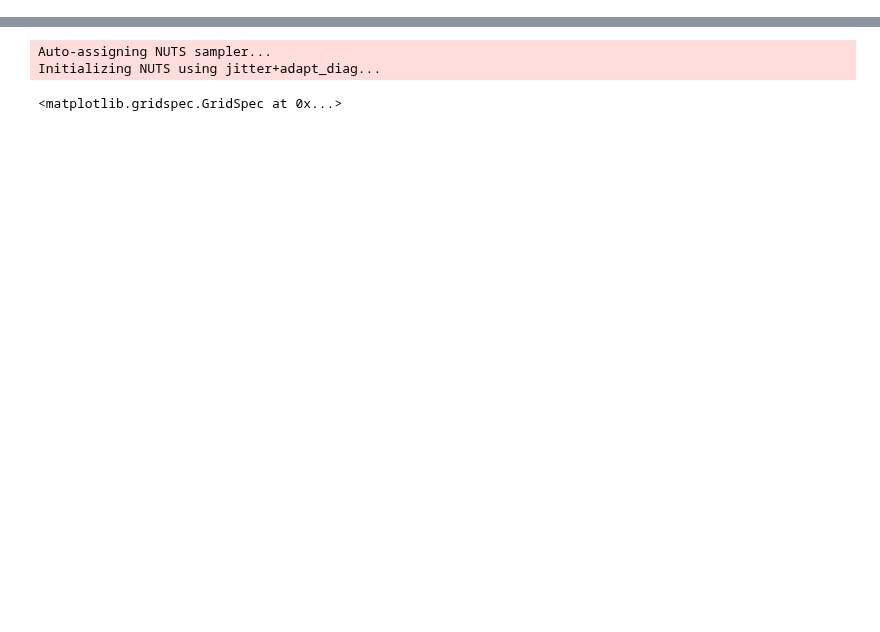
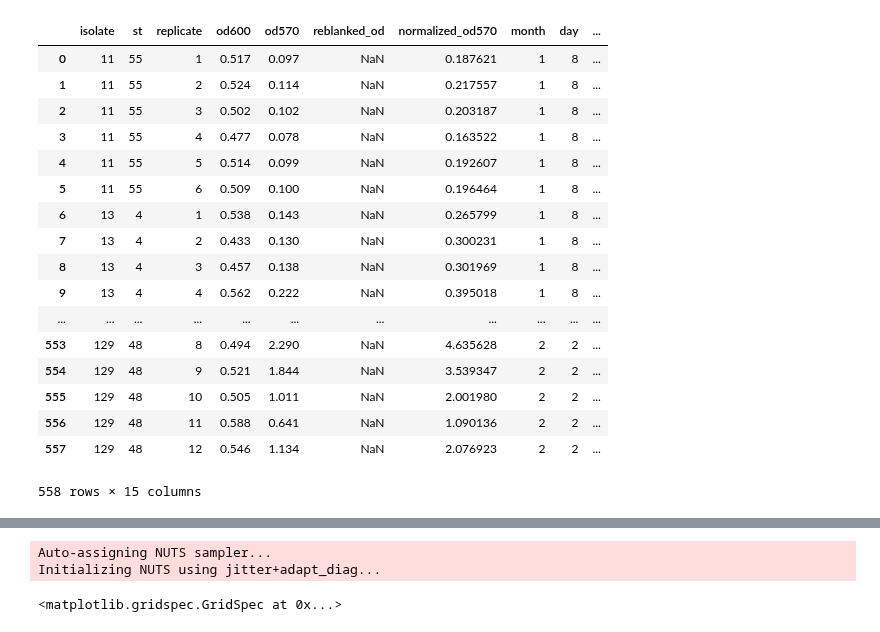
Before and after one commit to afcarl/mia-stats, a Jupyter notebook: biofilm/20180201-analysis.ipynb, the cells around one changed output, grey strips where cells are left out. Cells and saved outputs as stored; diff of their text form; code cells hidden in the pictures; blank space fills up the shorter version.

```diff
--- a/biofilm/20180201-analysis.ipynb
+++ b/biofilm/20180201-analysis.ipynb
@@ -46,0 +86,27 @@ Based on this, there is clear separation between the dates, and thus it is not a
+# %%
+shifts = []
+for r, d in data.iterrows():
+    shift = d['normalized_od570'] - normalized_od570_redbatch_mean[d['isolate']]
+    shifts.append(shift)
+data['shift'] = shifts
+# sns.swarmplot(x='isolate', y='shift', hue='date', data=data)
+data
+# %% [output]
+|  | isolate | st | replicate | od600 | od570 | reblanked_od | normalized_od570 | month | day | ... |
+| 0 | 11 | 55 | 1 | 0.517 | 0.097 | NaN | 0.187621 | 1 | 8 | ... |
+| 1 | 11 | 55 | 2 | 0.524 | 0.114 | NaN | 0.217557 | 1 | 8 | ... |
+| 2 | 11 | 55 | 3 | 0.502 | 0.102 | NaN | 0.203187 | 1 | 8 | ... |
+| 3 | 11 | 55 | 4 | 0.477 | 0.078 | NaN | 0.163522 | 1 | 8 | ... |
+| 4 | 11 | 55 | 5 | 0.514 | 0.099 | NaN | 0.192607 | 1 | 8 | ... |
+| 5 | 11 | 55 | 6 | 0.509 | 0.100 | NaN | 0.196464 | 1 | 8 | ... |
+| 6 | 13 | 4 | 1 | 0.538 | 0.143 | NaN | 0.265799 | 1 | 8 | ... |
+| 7 | 13 | 4 | 2 | 0.433 | 0.130 | NaN | 0.300231 | 1 | 8 | ... |
+| 8 | 13 | 4 | 3 | 0.457 | 0.138 | NaN | 0.301969 | 1 | 8 | ... |
+| 9 | 13 | 4 | 4 | 0.562 | 0.222 | NaN | 0.395018 | 1 | 8 | ... |
+| ... | ... | ... | ... | ... | ... | ... | ... | ... | ... | ... |
+| 553 | 129 | 48 | 8 | 0.494 | 2.290 | NaN | 4.635628 | 2 | 2 | ... |
+| 554 | 129 | 48 | 9 | 0.521 | 1.844 | NaN | 3.539347 | 2 | 2 | ... |
+| 555 | 129 | 48 | 10 | 0.505 | 1.011 | NaN | 2.001980 | 2 | 2 | ... |
+| 556 | 129 | 48 | 11 | 0.588 | 0.641 | NaN | 1.090136 | 2 | 2 | ... |
+| 557 | 129 | 48 | 12 | 0.546 | 1.134 | NaN | 2.076923 | 2 | 2 | ... |
+558 rows × 15 columns
```
Also changed, not shown: parts of 12 cells of this notebook, 2 other files.
